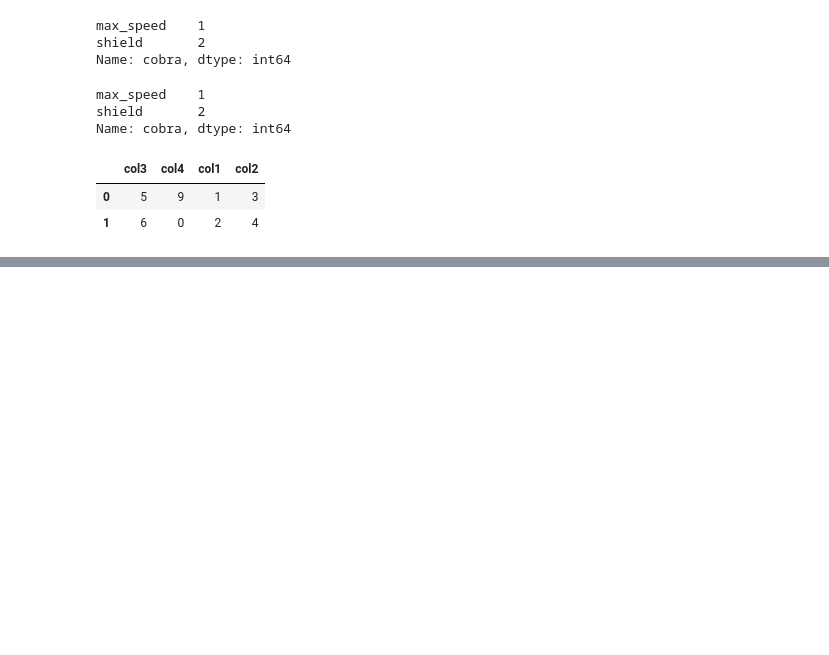
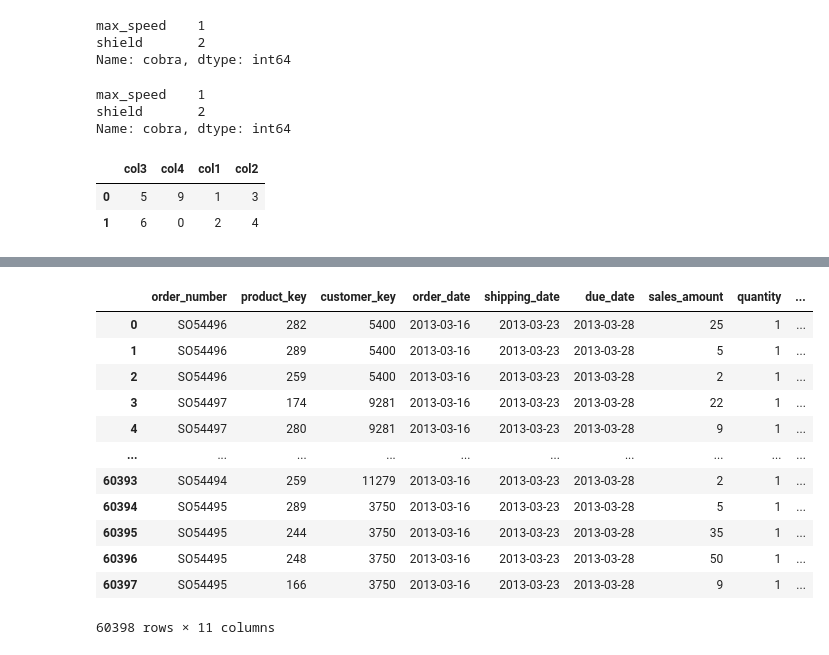
Before and after one commit to datasciencekibaatein/Machine-Learning-Batches, a Jupyter notebook: MachineLearning71/pandas/pandas-lecture.ipynb, the cells around one changed output, grey strips where cells are left out. Drawn from its saved outputs; the diff is of its cells as text; code cells hidden in the pictures; blank space fills up the shorter version.

```diff
--- a/MachineLearning71/pandas/pandas-lecture.ipynb
+++ b/MachineLearning71/pandas/pandas-lecture.ipynb
@@ -249,0 +404,16 @@ df2
+# %%
+df.where(df['quantity']>0)
+# %% [output]
+|  | order_number | product_key | customer_key | order_date | shipping_date | due_date | sales_amount | quantity | ... |
+| 0 | SO54496 | 282 | 5400 | 2013-03-16 | 2013-03-23 | 2013-03-28 | 25 | 1 | ... |
+| 1 | SO54496 | 289 | 5400 | 2013-03-16 | 2013-03-23 | 2013-03-28 | 5 | 1 | ... |
+| 2 | SO54496 | 259 | 5400 | 2013-03-16 | 2013-03-23 | 2013-03-28 | 2 | 1 | ... |
+| 3 | SO54497 | 174 | 9281 | 2013-03-16 | 2013-03-23 | 2013-03-28 | 22 | 1 | ... |
+| 4 | SO54497 | 280 | 9281 | 2013-03-16 | 2013-03-23 | 2013-03-28 | 9 | 1 | ... |
+| ... | ... | ... | ... | ... | ... | ... | ... | ... | ... |
+| 60393 | SO54494 | 259 | 11279 | 2013-03-16 | 2013-03-23 | 2013-03-28 | 2 | 1 | ... |
+| 60394 | SO54495 | 289 | 3750 | 2013-03-16 | 2013-03-23 | 2013-03-28 | 5 | 1 | ... |
+| 60395 | SO54495 | 244 | 3750 | 2013-03-16 | 2013-03-23 | 2013-03-28 | 35 | 1 | ... |
+| 60396 | SO54495 | 248 | 3750 | 2013-03-16 | 2013-03-23 | 2013-03-28 | 50 | 1 | ... |
+| 60397 | SO54495 | 166 | 3750 | 2013-03-16 | 2013-03-23 | 2013-03-28 | 9 | 1 | ... |
+60398 rows × 11 columns
```
Also changed, not shown: parts of 23 cells of this notebook, 8 other files.
